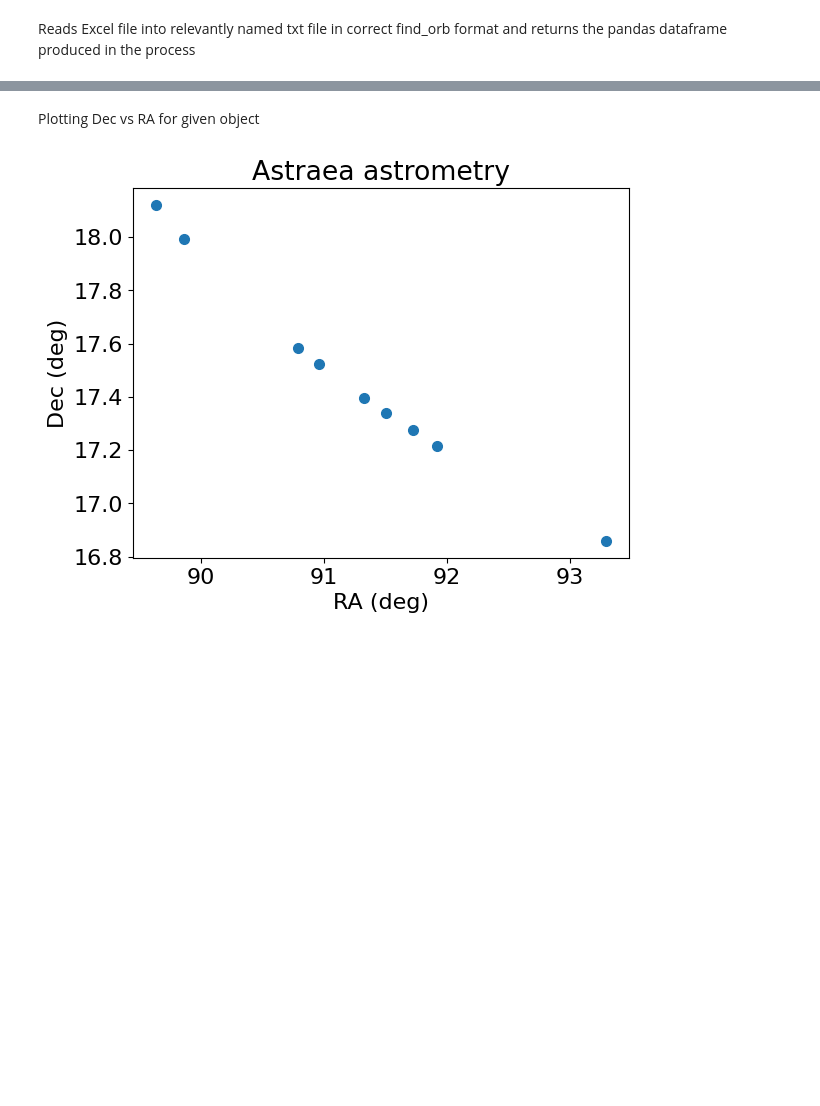
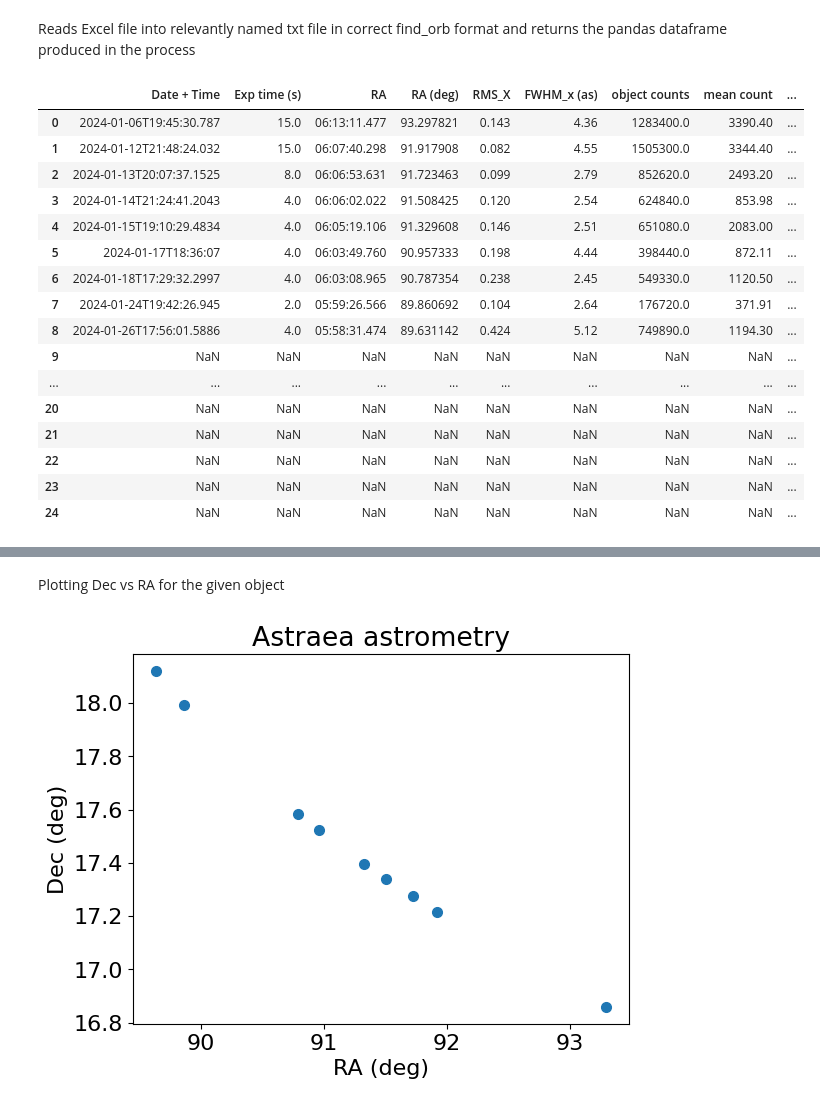
Before and after one commit to BradleyMak/Near-Earth-Asteroids, a Jupyter notebook: read_from_excel.ipynb, the cells around one changed output, grey strips where cells are left out. Saved outputs shown, nothing was run; the diff lists cells and outputs as text; code cells hidden in the pictures; blank space fills up the shorter version.

```diff
--- a/read_from_excel.ipynb
+++ b/read_from_excel.ipynb
@@ -16,4 +16,22 @@ obs_code = 995
 Reads Excel file into relevantly named txt file in correct find_orb format and returns the pandas dataframe produced in the process
 # %%
 df = functions.read_from_excel('Astraea', 995)
+df
 # %% [output]
+|  | Date + Time | Exp time (s) | RA | RA (deg) | RMS_X | FWHM_x (as) | object counts | mean count | ... |
+| 0 | 2024-01-06T19:45:30.787 | 15.0 | 06:13:11.477 | 93.297821 | 0.143 | 4.36 | 1283400.0 | 3390.40 | ... |
+| 1 | 2024-01-12T21:48:24.032 | 15.0 | 06:07:40.298 | 91.917908 | 0.082 | 4.55 | 1505300.0 | 3344.40 | ... |
+| 2 | 2024-01-13T20:07:37.1525 | 8.0 | 06:06:53.631 | 91.723463 | 0.099 | 2.79 | 852620.0 | 2493.20 | ... |
+| 3 | 2024-01-14T21:24:41.2043 | 4.0 | 06:06:02.022 | 91.508425 | 0.120 | 2.54 | 624840.0 | 853.98 | ... |
+| 4 | 2024-01-15T19:10:29.4834 | 4.0 | 06:05:19.106 | 91.329608 | 0.146 | 2.51 | 651080.0 | 2083.00 | ... |
+| 5 | 2024-01-17T18:36:07 | 4.0 | 06:03:49.760 | 90.957333 | 0.198 | 4.44 | 398440.0 | 872.11 | ... |
+| 6 | 2024-01-18T17:29:32.2997 | 4.0 | 06:03:08.965 | 90.787354 | 0.238 | 2.45 | 549330.0 | 1120.50 | ... |
+| 7 | 2024-01-24T19:42:26.945 | 2.0 | 05:59:26.566 | 89.860692 | 0.104 | 2.64 | 176720.0 | 371.91 | ... |
+| 8 | 2024-01-26T17:56:01.5886 | 4.0 | 05:58:31.474 | 89.631142 | 0.424 | 5.12 | 749890.0 | 1194.30 | ... |
+| 9 | NaN | NaN | NaN | NaN | NaN | NaN | NaN | NaN | ... |
+| ... | ... | ... | ... | ... | ... | ... | ... | ... | ... |
+| 20 | NaN | NaN | NaN | NaN | NaN | NaN | NaN | NaN | ... |
+| 21 | NaN | NaN | NaN | NaN | NaN | NaN | NaN | NaN | ... |
+| 22 | NaN | NaN | NaN | NaN | NaN | NaN | NaN | NaN | ... |
+| 23 | NaN | NaN | NaN | NaN | NaN | NaN | NaN | NaN | ... |
+| 24 | NaN | NaN | NaN | NaN | NaN | NaN | NaN | NaN | ... |
@@ -37,5 +39,5 @@ df = functions.read_from_excel('Astraea', 995)
 # %% [markdown]
-Plotting Dec vs RA for given object
+Plotting Dec vs RA for the given object
 # %%
 #setting some parameters for the plots.
 plt.rcParams.update({'font.size': 16, 'lines.markersize': 7})
```
Also changed, not shown: parts of 1 cell of this notebook, 1 other file.
